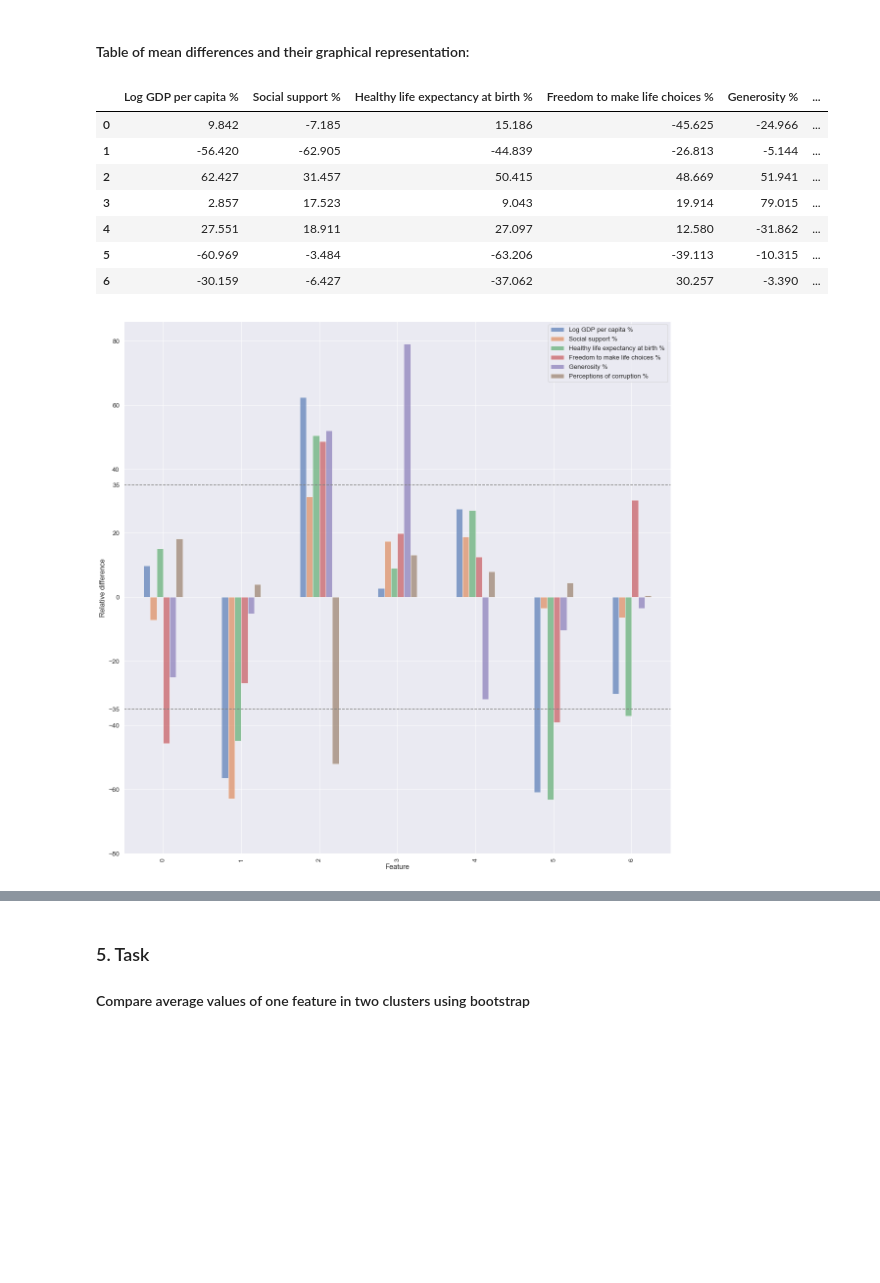
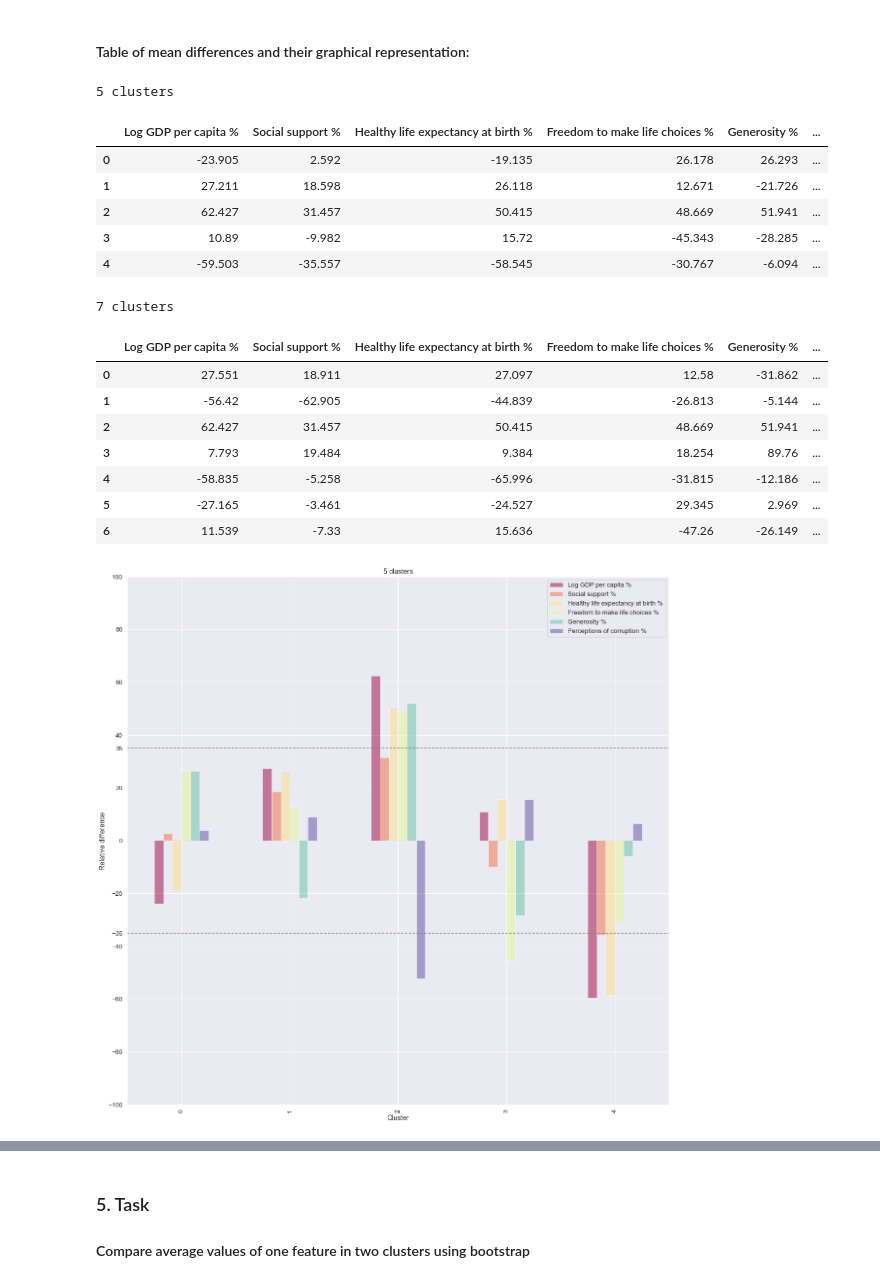
Before and after one commit to TheodorrodeohT/data-analysis, a Jupyter notebook: Dispersion.ipynb, the cells around one changed output, grey strips where cells are left out. Saved outputs shown, nothing was run; the diff lists cells and outputs as text; code cells hidden in the pictures; blank space fills up the shorter version.

```diff
--- a/Dispersion.ipynb
+++ b/Dispersion.ipynb
@@ -201,4 +199,0 @@ plt.savefig('pairplot.png', bbox_inches='tight')
-# %%
-cur_model = kmeans[best_idx]
-N_clusters = cur_model.cluster_centers_.shape[0]
-display('Number of clusters = %d, model №%d' % (N_clusters, best_idx))
@@ -230,15 +247,12 @@ display(counts_df.T)
 # %% [markdown]
 #### Scaled data with cluster column and table of means:
 # %%
-# feature_grand_means = df_2014_std.mean(axis=0)
-feature_grand_means = df_2014_std.mean(axis=0)
-
-# five_clust_df = df_2015_std.copy()
-N_clust_df = df_2014_std.copy()
-N_clust_df = pd.concat((N_clust_df, pd.DataFrame(cur_model.labels_.reshape((-1, 1)), columns=['cluster'])), axis=1)
-display(N_clust_df)
-
-mean_table = pd.concat((N_clust_df.groupby('cluster').mean(), pd.DataFrame(feature_grand_means, columns=['grand']).T), axis=0)
-display(mean_table)
+mean_table = dict([(5,[]), (7,[])])
+for N_clusters, model in best_models.items():
+    feature_grand_means = df_2014_std.mean(axis=0)
+    N_clust_df = df_2014_std.copy()
+    N_clust_df = pd.concat((N_clust_df, pd.DataFrame(model.labels_.reshape((-1, 1)), columns=['cluster'])), axis=1)
+    mean_table[N_clusters] = pd.concat((N_clust_df.groupby('cluster').mean(), pd.DataFrame(feature_grand_means, columns=['grand']).T),axis=0)
+    display(mean_table[N_clusters].round(3))
 # %% [output]
 |  | Log GDP per capita | Social support | Healthy life expectancy at birth | Freedom to make life choices | Generosity | ... |
@@ -266,25 +274,35 @@ display(mean_table)
 # %% [markdown]
 #### Table of mean differences and their graphical representation:
 # %%
-diff = []
-for k in range(N_clusters):
-    for v in range(N_features):
-        diff.append(100 * (mean_table.iloc[k,v]/mean_table.iloc[N_clusters,v] - 1))
-diff_df = pd.DataFrame(np.asarray(diff).reshape((N_clusters, N_features)).round(3), columns=mean_table.columns + ' %')
-display(diff_df)
+for N_clusters, model in best_models.items():
+    diff = []
+    for k in range(N_clusters):
+        for v in range(N_features):
+            diff.append(100 * (mean_table[N_clusters].iloc[k,v]/mean_table[N_clusters].iloc[N_clusters,v] - 1))
+    diff_df = pd.DataFrame(np.asarray(diff).reshape((N_clusters, N_features)).round(3), columns=mean_table[N_clusters].columns + ' %')
+    display(diff_df.style.set_caption('{} clusters'.format(N_clusters)))
 
-ax = diff_df.plot(kind='bar', figsize=(20, 20), alpha=0.65)
-ax.axhline(35, c='gray', linestyle='--')
-ax.axhline(-35, c='gray', linestyle='--')
-ax.set_yticks([-80, -60, -40, -35, -20, 0, 20, 35, 40, 60, 80]);
-ax.set(xlabel='Feature', ylabel='Relative difference');
+    ax = diff_df.plot(kind='bar', figsize=(20, 20), alpha=.5, cmap=plt.cm.get_cmap('Spectral'))
+    ax.axhline(35, c='gray', linestyle='--')
+    ax.axhline(-35, c='gray', linestyle='--')
+    ax.set_yticks([-100, -80, -60, -40, -35, -20, 0, 20, 35, 40, 60, 80, 100]);
+    ax.set_title('{} clusters'.format(N_clusters))
+    ax.set(xlabel='Cluster', ylabel='Relative difference');
 # %% [output]
+5 clusters
 |  | Log GDP per capita % | Social support % | Healthy life expectancy at birth % | Freedom to make life choices % | Generosity % | ... |
-| 0 | 9.842 | -7.185 | 15.186 | -45.625 | -24.966 | ... |
-| 1 | -56.420 | -62.905 | -44.839 | -26.813 | -5.144 | ... |
+| 0 | -23.905 | 2.592 | -19.135 | 26.178 | 26.293 | ... |
+| 1 | 27.211 | 18.598 | 26.118 | 12.671 | -21.726 | ... |
 | 2 | 62.427 | 31.457 | 50.415 | 48.669 | 51.941 | ... |
-| 3 | 2.857 | 17.523 | 9.043 | 19.914 | 79.015 | ... |
-| 4 | 27.551 | 18.911 | 27.097 | 12.580 | -31.862 | ... |
-| 5 | -60.969 | -3.484 | -63.206 | -39.113 | -10.315 | ... |
-| 6 | -30.159 | -6.427 | -37.062 | 30.257 | -3.390 | ... |
+| 3 | 10.89 | -9.982 | 15.72 | -45.343 | -28.285 | ... |
+| 4 | -59.503 | -35.557 | -58.545 | -30.767 | -6.094 | ... |
+7 clusters
+|  | Log GDP per capita % | Social support % | Healthy life expectancy at birth % | Freedom to make life choices % | Generosity % | ... |
+| 0 | 27.551 | 18.911 | 27.097 | 12.58 | -31.862 | ... |
+| 1 | -56.42 | -62.905 | -44.839 | -26.813 | -5.144 | ... |
+| 2 | 62.427 | 31.457 | 50.415 | 48.669 | 51.941 | ... |
+| 3 | 7.793 | 19.484 | 9.384 | 18.254 | 89.76 | ... |
+| 4 | -58.835 | -5.258 | -65.996 | -31.815 | -12.186 | ... |
+| 5 | -27.165 | -3.461 | -24.527 | 29.345 | 2.969 | ... |
+| 6 | 11.539 | -7.33 | 15.636 | -47.26 | -26.149 | ... |
-[figure, old version]
+[figure, new version]
```
Also changed, not shown: parts of 16 cells of this notebook.
